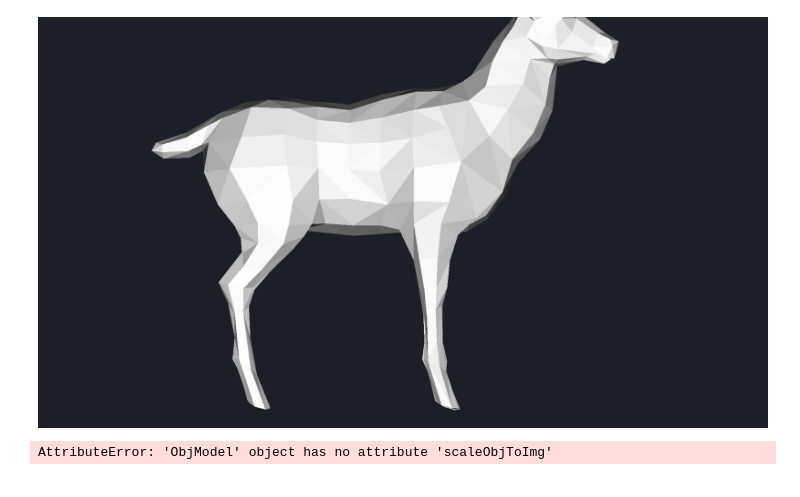
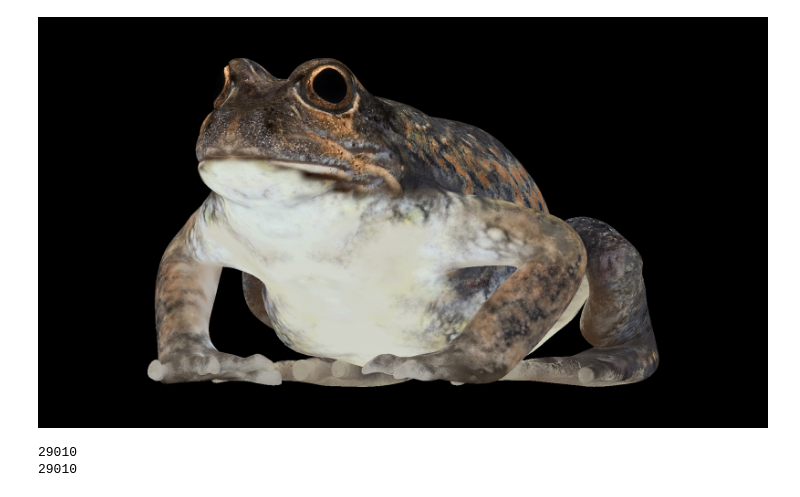
Before and after one commit to CrucifiedOnTheCross/ComputerGraphics, a Jupyter notebook: Lab3/Lab2.ipynb, the cells around one changed output. Cells and saved outputs as stored; diff of their text form; code cells hidden in the pictures.

Commit message:
Last task
Texturing with Guro shadow

```diff
--- a/Lab3/Lab2.ipynb
+++ b/Lab3/Lab2.ipynb
@@ -9,53 +9,37 @@ folder = f'img2/'
 WIDTH = 1920
 HEIGHT = 1080
 DEFAULT_COLOR = (255, 255, 255)
-BACKROUND_COLOR = (30, 30, 40)
+BACKROUND_COLOR = (0, 0, 0)
+l = [0, 0, 1]
 # %%
 obj = ObjModel()
-obj.readModel('model/model_2.obj')
+obj.readModel('model/model_3.obj')
+obj.rotateObj(90, 0, 150)
+texture_array = np.array(ImageOps.flip(Image.open('model/frog_texture.jpg')))
 
-obj.moveObj((0, 0, 1000))
+scale, move = obj.scaleObjToImgOld(WIDTH, HEIGHT, 0.8)
+
+
 for frame in range(0, 1):
     ar = np.full((WIDTH, HEIGHT, 3), BACKROUND_COLOR, dtype=np.uint8)
     zBuffer = np.full((WIDTH, HEIGHT), fill_value=np.inf, dtype=float)
 
-    for pol in obj.polygons:
-        vertexs = obj.getVertexFromPolygon(pol)
+    for (pol, pol_texture) in zip(obj.polygons, obj.polygons_texture):
+        vertexs = nf.movePol(obj.getVertexFromPolygon(pol), scale, move)
         n_old = gf.getNormal(vertexs)
-
-        n = gf.getNormal(vertexs)
-        alpha = np.dot(n_old, [0, 0, 1]) / (np.linalg.norm(n_old))
-        alpha_new = np.dot(n, [0, 0, 1]) / (np.linalg.norm(n))
-        if alpha < 0:
-            color = (
-                DEFAULT_COLOR[0] * (1 - alpha),
-                DEFAULT_COLOR[1] * (1 - alpha),
-                DEFAULT_COLOR[2] * (1 - alpha))
-            gf.drawTriangle(ar, vertexs, 0, 0, color, zBuffer)
+        #I0 = np.dot(obj.normal[pol[0] - 1], l) / ((np.linalg.norm(obj.normal[pol[0] - 1]))*(np.linalg.norm(l)))
+        #I1 = np.dot(obj.normal[pol[1] - 1], l) / ((np.linalg.norm(obj.normal[pol[1] - 1]))*(np.linalg.norm(l)))
+        #I2 = np.dot(obj.normal[pol[2] - 1], l) / ((np.linalg.norm(obj.normal[pol[2] - 1]))*(np.linalg.norm(l)))
+        #gf.drawTriangleShadow(ar, vertexs, 0, 0, DEFAULT_COLOR, I0, I1, I2, zBuffer)
+        gf.drawTriangleTexture(ar, vertexs, 0, 0, texture_array, obj.texture, pol_texture, zBuffer)
     img = ImageOps.flip(Image.fromarray(np.transpose(ar, (1, 0, 2)), mode="RGB"))
     img.save(folder + f"a_{frame}.jpg")
 img
 # %% [output]
-[figure, old version]
+[figure, new version]
-# %%
-obj = ObjModel()
-obj.readModel('model/model_2.obj')
-scale, move = obj.scaleObjToImg(WIDTH, HEIGHT, scaleFactor=0.8)
-
-for frame in range(0, 1):
-    ar = np.full((WIDTH, HEIGHT, 3), BACKROUND_COLOR, dtype=np.uint8)
-    zBuffer = np.full((WIDTH, HEIGHT), fill_value=1000000, dtype=int)
-
-    obj.rotateObj(0, 360, 0)
-
-    for pol in obj.polygons:
-        vertexs = nf.movePol(obj.getVertexFromPolygon(pol), scale, move)
-        n = gf.getNormal(vertexs)
-        alpha = np.dot(n, [0, 0, 1]) / (np.linalg.norm(n))
-        if alpha < 0:
-            color = (
-                DEFAULT_COLOR[0] * (1 - 0.5 * alpha), DEFAULT_COLOR[1] * (1 - alpha),
-                DEFAULT_COLOR[2] * (1 - 0.1 * alpha))
-            gf.drawTriangle(ar, vertexs, color, zBuffer)
-# %% [output]
-AttributeError: 'ObjModel' object has no attribute 'scaleObjToImg'
+# %%
+print(len(obj.vertex))
+print(len(obj.normal))
+# %% [output]
+29010
+29010
```
Also changed, not shown: 8 other files.
